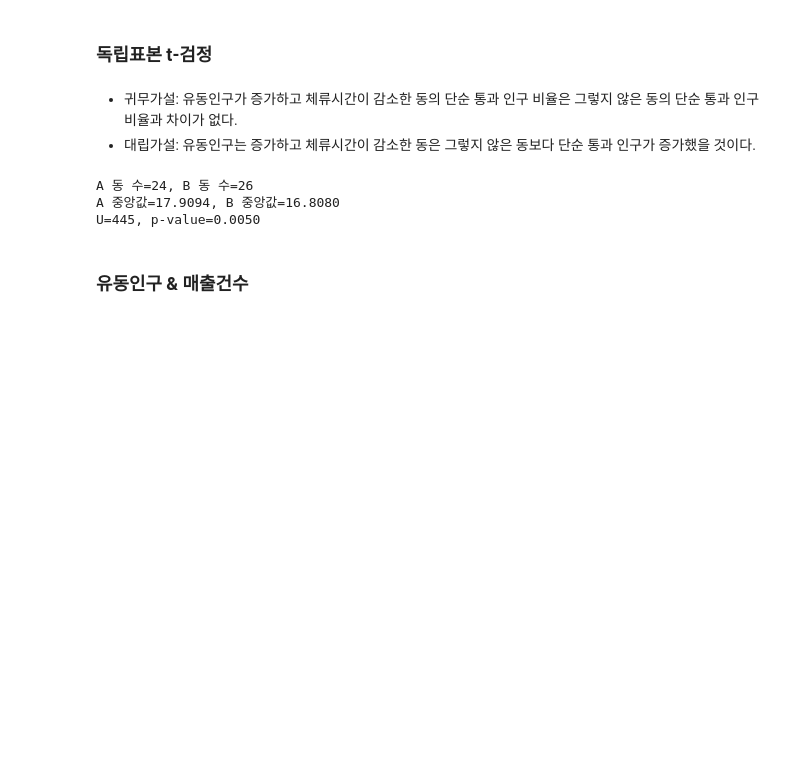
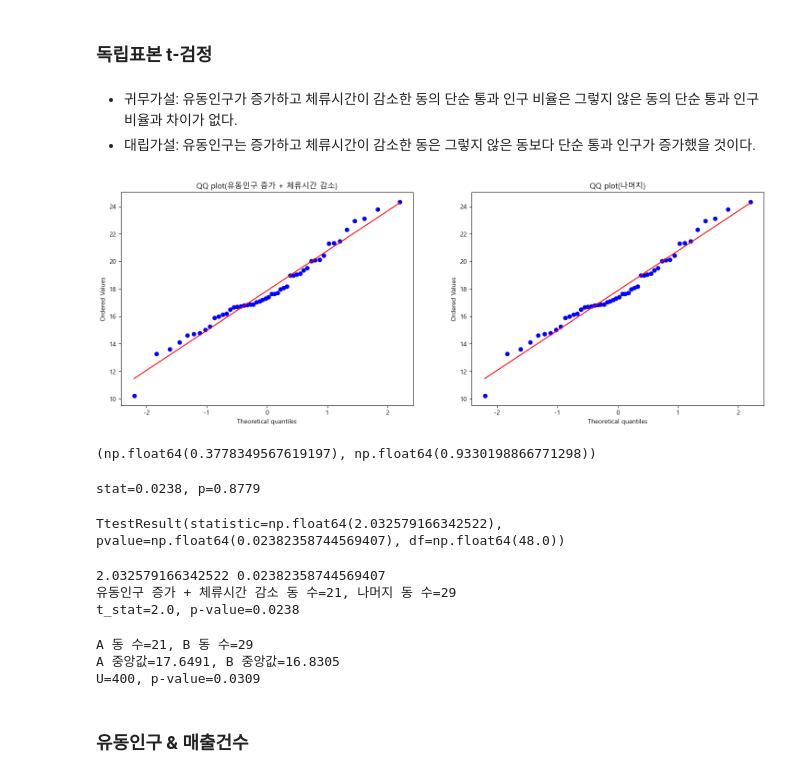
Before and after one commit to bulsajo1/final_project, a Jupyter notebook: eunbi/통계_은비.ipynb, the cells around one changed output. Cells and saved outputs as stored; diff of their text form; code cells hidden in the pictures; blank space fills up the shorter version.

```diff
--- a/eunbi/통계_은비.ipynb
+++ b/eunbi/통계_은비.ipynb
@@ -403,13 +369,52 @@ group_B = set(slopes.index) - group_A  # 나머지
+# %%
+fig, ax = plt.subplots(1,2, figsize=(18,6))
+stats.probplot(ratio_by_dong, plot=ax[0])
+ax[0].set_title("QQ plot(유동인구 증가 + 체류시간 감소)")
+stats.probplot(ratio_by_dong, plot=ax[1])
+ax[1].set_title("QQ plot(나머지)")
+
+plt.show()
+# %% [output]
+[figure, added]
+# %%
+def ks_test(group):
+
+    sample_mean = np.mean(group)
+    s = np.std(group, ddof=1)
+
+    stat, p = stats.kstest(group,'norm', args=(sample_mean, s))
+    return p
+
+ks_test(A), ks_test(B)
+# %% [output]
+(np.float64(0.3778349567619197), np.float64(0.9330198866771298))
+# %%
+stat, p = stats.levene(A, B)
+print(f'stat={stat:.4f}, p={p:.4f}')
+# %% [output]
+stat=0.0238, p=0.8779
+# %%
+stats.ttest_ind(A, B, equal_var=True, alternative="greater")
+# %% [output]
+TtestResult(statistic=np.float64(2.032579166342522), pvalue=np.float64(0.02382358744569407), df=np.float64(48.0))
+# %%
+from scipy import stats
+
+t_stat, p_value = stats.ttest_ind(
+    A,
+    B,
+    alternative="greater"
+)
+
+print(t_stat, p_value)
+
+print(f'유동인구 증가 + 체류시간 감소 동 수={len(A)}, 나머지 동 수={len(B)}')
+print(f't_stat={t_stat:.1f}, p-value={p_value:.4f}')
+# %% [output]
+2.032579166342522 0.02382358744569407
+유동인구 증가 + 체류시간 감소 동 수=21, 나머지 동 수=29
+t_stat=2.0, p-value=0.0238
 # %%
-from scipy import stats
-
-# 1) 동별 평균 pass_ratio (분기 평균)
-ratio_by_dong = pass_ratio.groupby('adm_dong_nm')['pass_ratio_pct'].mean()
-
-# 2) 그룹별로 값 추출
-A = ratio_by_dong[ratio_by_dong.index.isin(group_A)]
-B = ratio_by_dong[ratio_by_dong.index.isin(group_B)]
-
 # 3) Mann-Whitney U 검정 (단측: A > B)
 u, p = stats.mannwhitneyu(A, B, alternative='greater')
 
@@ -417,9 +422,9 @@ print(f'A 동 수={len(A)}, B 동 수={len(B)}')
 print(f'A 중앙값={A.median():.4f}, B 중앙값={B.median():.4f}')
 print(f'U={u:.0f}, p-value={p:.4f}')
 # %% [output]
-A 동 수=24, B 동 수=26
-A 중앙값=17.9094, B 중앙값=16.8080
-U=445, p-value=0.0050
+A 동 수=21, B 동 수=29
+A 중앙값=17.6491, B 중앙값=16.8305
+U=400, p-value=0.0309
 # %% [markdown]
 ### 유동인구 & 매출건수
 # %%
```
Also changed, not shown: parts of 38 cells of this notebook.
